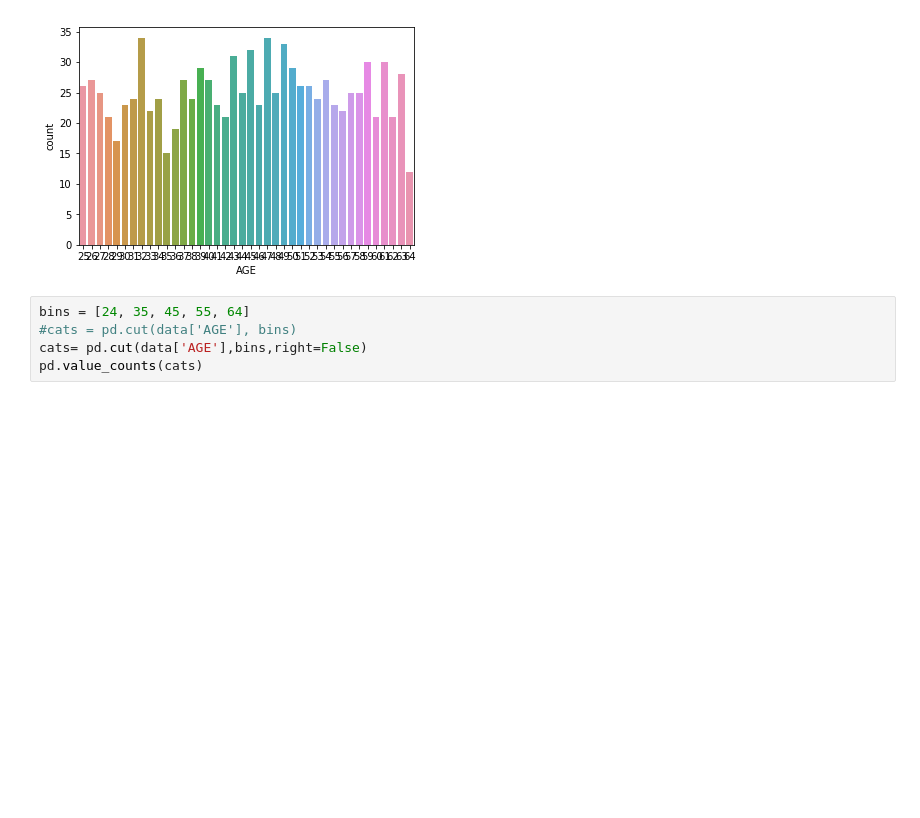
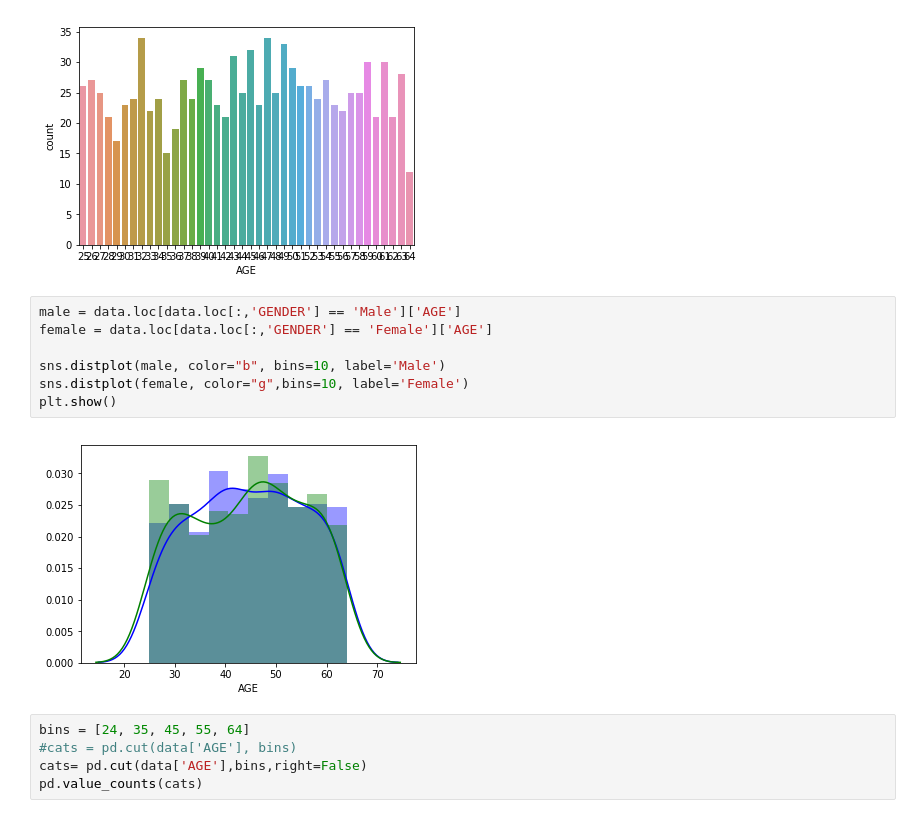
Before and after one commit to Freeha-S/ProgDA_Project, a Jupyter notebook: ProgDA-Project.ipynb, the cells around one changed output. Cells and saved outputs as stored; diff of their text form; blank space fills up the shorter version.

```diff
--- a/ProgDA-Project.ipynb
+++ b/ProgDA-Project.ipynb
@@ -95,6 +111,15 @@ sns.countplot(data['AGE'])
 # %% [output]
 <matplotlib.axes._subplots.AxesSubplot at 0x...>
 [figure]
+# %%
+male = data.loc[data.loc[:,'GENDER'] == 'Male']['AGE']
+female = data.loc[data.loc[:,'GENDER'] == 'Female']['AGE']
+
+sns.distplot(male, color="b", bins=10, label='Male')
+sns.distplot(female, color="g",bins=10, label='Female')
+plt.show()
+# %% [output]
+[figure, added]
 # %%
 bins = [24, 35, 45, 55, 64]
 #cats = pd.cut(data['AGE'], bins)
```
Also changed, not shown: parts of 91 cells of this notebook.
